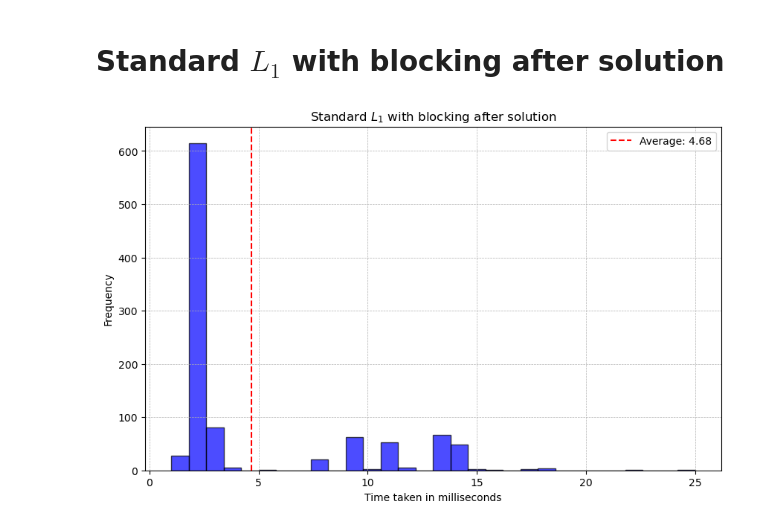
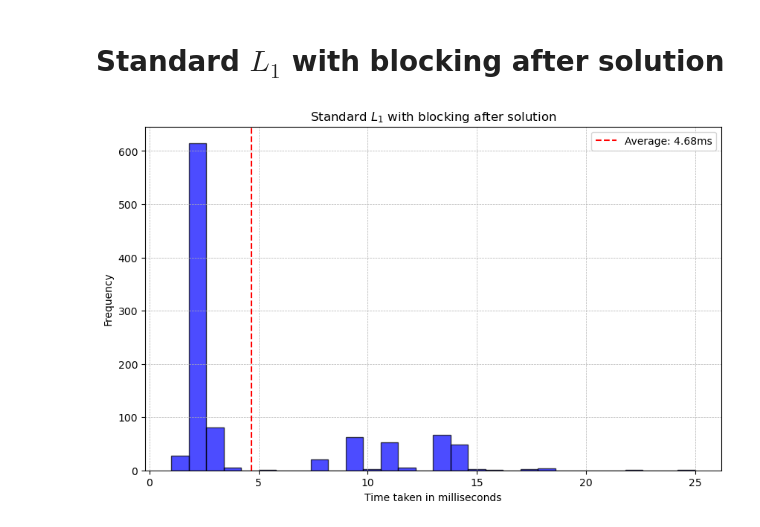
Before and after one commit to stagnu-m/BA-source-files, a Jupyter notebook: Experiment_1/Experiment_1.ipynb, the cells around one changed output. Saved outputs shown, nothing was run; the diff lists cells and outputs as text; code cells hidden in the pictures.

```diff
--- a/Experiment_1/Experiment_1.ipynb
+++ b/Experiment_1/Experiment_1.ipynb
@@ -108,16 +111,17 @@ plt.show()
 # %%
 # Calculate the average
 Standard_L_1_after_solution_average = np.mean(Standard_L_1_after_solution[:1000])
 
 # Plotting the histogram
 plt.figure(figsize=(10, 6))
 plt.hist(Standard_L_1_after_solution[:1000], bins=30, color='blue', edgecolor='black', alpha=0.7)
-plt.axvline(Standard_L_1_after_solution_average, color='red', linestyle='--', label=f'Average: {Standard_L_1_after_solution_average:.2f}')
+plt.axvline(Standard_L_1_after_solution_average, color='red', linestyle='--', label=f'Average: {Standard_L_1_after_solution_average:.2f}ms')
 plt.title("Standard $L_1$ with blocking after solution")
 plt.xlabel("Time taken in milliseconds")
 plt.ylabel("Frequency")
 plt.legend()
 plt.grid(True, linestyle="--", linewidth=0.5)
+plt.savefig("Results/Standard_L_1_after_solution_plot.png", dpi=300, bbox_inches="tight")  # File name and format
 plt.show()
 # %% [output]
-[figure, old version]
+[figure, new version]
```
Also changed, not shown: parts of 3 cells of this notebook, 13 other files.
